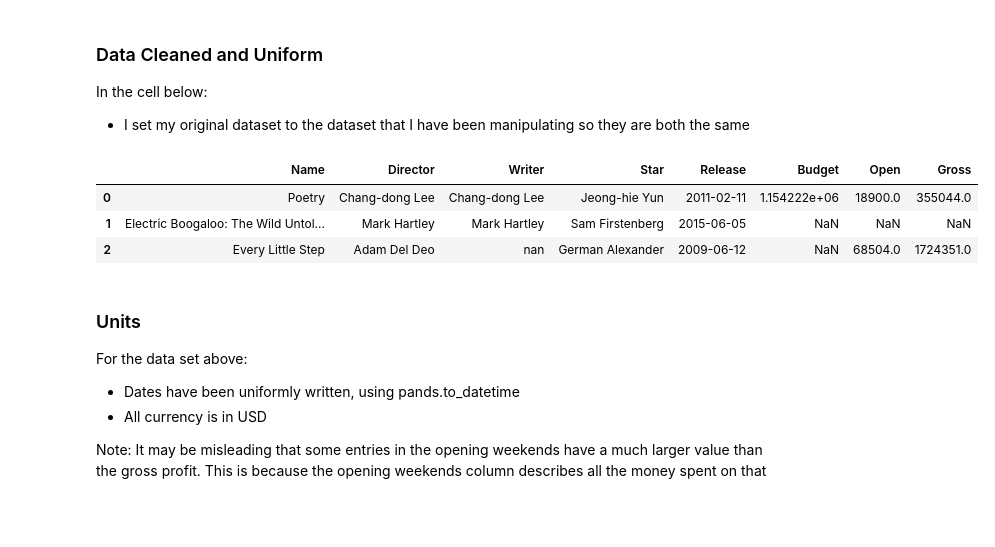
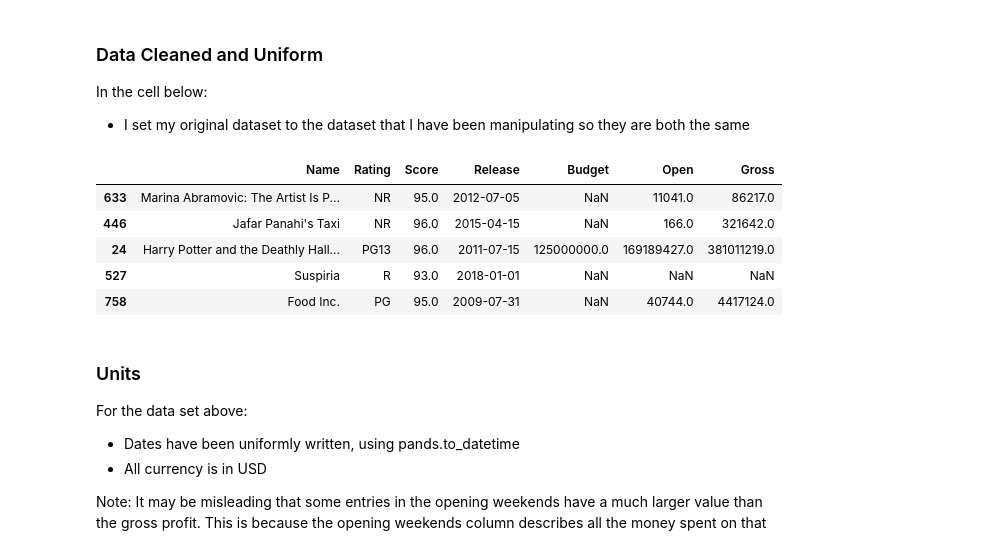
Before and after one commit to brookemosby/Movies, a Jupyter notebook: Jarvis_Project.ipynb, the cells around one changed output. Cells and saved outputs as stored; diff of their text form; code cells hidden in the pictures; blank space fills up the shorter version.

```diff
--- a/Jarvis_Project.ipynb
+++ b/Jarvis_Project.ipynb
@@ -128,7 +111,8 @@ browser.close()
 # %% [markdown]
 ### Uncleaned Dataset
 # %%
-columns = ["Name","Director","Writer","Star","Release","Budget","Open","Gross"]
-df = pd.DataFrame( data, index = np.arange(n), columns = columns )
-df.head(3)
+n = len( data )
+columns = [ "Name", "Rating", "Score", "Release", "Budget", "Open", "Gross" ]
+df = pd.DataFrame( data, index = np.arange( n ), columns = columns )
+df.sample(5)
 # %% [output]
@@ -193,46 +178,49 @@ df1[7] = df1[7].apply(_int)
 In the cell below:
 - I read in a dataset that I found that has values for the currency rates from dates from 1971 to 2017, for the exchange rate from USD to 26 different currencies
 # %%
-e_r_columns =["Dates","€","£","BRL","CNY", "DKK", "INR", "JPY", "KRW", "MYR", "MXN", "NOK", "SEK", "ZAR", "SGD", "CHF", "TWD", "THB", "VEB","NBDI","NMC","NOI","AUD", "NZD", "CAD", "HKD", "LKR"]
-exchange_rates = pd.read_csv("exchange_rates.csv", skiprows = [0,1,2,4,5,6])#, index_col= e_r_columns)
+e_r_columns = [ "Dates",   "€",   "£", "BRL",  "CNY", "DKK", "INR", "JPY", "KRW", "MYR", "MXN", "NOK", "SEK", "ZAR", "SGD",
+                  "CHF", "TWD", "THB", "VEB", "NBDI", "NMC", "NOI", "AUD", "NZD", "CAD", "HKD", "LKR" ]
+exchange_rates = pd.read_csv( "exchange_rates.csv", skiprows = [ 0, 1, 2, 4, 5, 6 ] )
 exchange_rates.columns = e_r_columns
-exchange_rates["Dates"] = exchange_rates["Dates"].apply(lambda x: pd.to_datetime(str(x)))
+exchange_rates[ "Dates" ] = exchange_rates[ "Dates" ].apply( lambda x: pd.to_datetime( str( x ) ) )
 # %% [markdown]
 ### Making Dataset Uniform
 In the cell below:
 - I use the previous data set to convert each currency that isn't in USD to USD.
 # %%
 def change_to_USD(x):
-    date = x[4]
-    if x[8] != "$" and x[8] != "nan":
+    date = x[ 3 ]
+    if x[ 7 ] != "$" and x[ 7 ] != "nan":
         try:
-            cur_rate = exchange_rates[x[8]][exchange_rates["Dates"] == date].values[0]
-            x[5] = int(x[5]) / float(cur_rate)
+            cur_rate = exchange_rates[ x[ 7 ] ][ exchange_rates[ "Dates" ] == date ].values[ 0 ]
+            x[ 4 ] = int( x[ 4 ] ) / float( cur_rate )
         except:
-            x[5] = np.nan
-    elif x[9] != "$" and x[9] != "nan":
+            x[ 4 ] = np.nan
+    elif x[ 8 ] != "$" and x[ 8 ] != "nan":
         try:
-            cur_rate = exchange_rates[x[9]][exchange_rates["Dates"] == date].values[0]
-            x[6] = int(x[6]) / float(cur_rate)
+            cur_rate = exchange_rates[ x[ 8 ] ][ exchange_rates[ "Dates" ] == date ].values[ 0 ]
+            x[ 5 ] = int( x[ 5 ] ) / float( cur_rate )
         except:
-            x[5] = np.nan
+            x[ 5 ] = np.nan
     return x
-df1 = df1.apply(change_to_USD, axis = 1)
+df1 = df1.apply( change_to_USD, axis = 1 )
 # %% [markdown]
 ### Data Cleaned and Uniform
 In the cell below:
 - I set my original dataset to the dataset that I have been manipulating so they are both the same
 # %%
-del df1[8]
-del df1[9]
+del df1[ 7 ]
+del df1[ 8 ]
 df = df1
 df.columns = columns
-df.head(3)
+df.sample( 5 )
 # %% [output]
-|  | Name | Director | Writer | Star | Release | Budget | Open | Gross |
-| 0 | Poetry | Chang-dong Lee | Chang-dong Lee | Jeong-hie Yun | 2011-02-11 | 1.154222e+06 | 18900.0 | 355044.0 |
-| 1 | Electric Boogaloo: The Wild Untol... | Mark Hartley | Mark Hartley | Sam Firstenberg | 2015-06-05 | NaN | NaN | NaN |
-| 2 | Every Little Step | Adam Del Deo | nan | German Alexander | 2009-06-12 | NaN | 68504.0 | 1724351.0 |
+|  | Name | Rating | Score | Release | Budget | Open | Gross |
+| 633 | Marina Abramovic: The Artist Is P... | NR | 95.0 | 2012-07-05 | NaN | 11041.0 | 86217.0 |
+| 446 | Jafar Panahi's Taxi | NR | 96.0 | 2015-04-15 | NaN | 166.0 | 321642.0 |
+| 24 | Harry Potter and the Deathly Hall... | PG13 | 96.0 | 2011-07-15 | 125000000.0 | 169189427.0 | 381011219.0 |
+| 527 | Suspiria | R | 93.0 | 2018-01-01 | NaN | NaN | NaN |
+| 758 | Food Inc. | PG | 95.0 | 2009-07-31 | NaN | 40744.0 | 4417124.0 |
 # %% [markdown]
 ### Units
 For the data set above:
```
Also changed, not shown: parts of 21 cells of this notebook, 2 other files.
